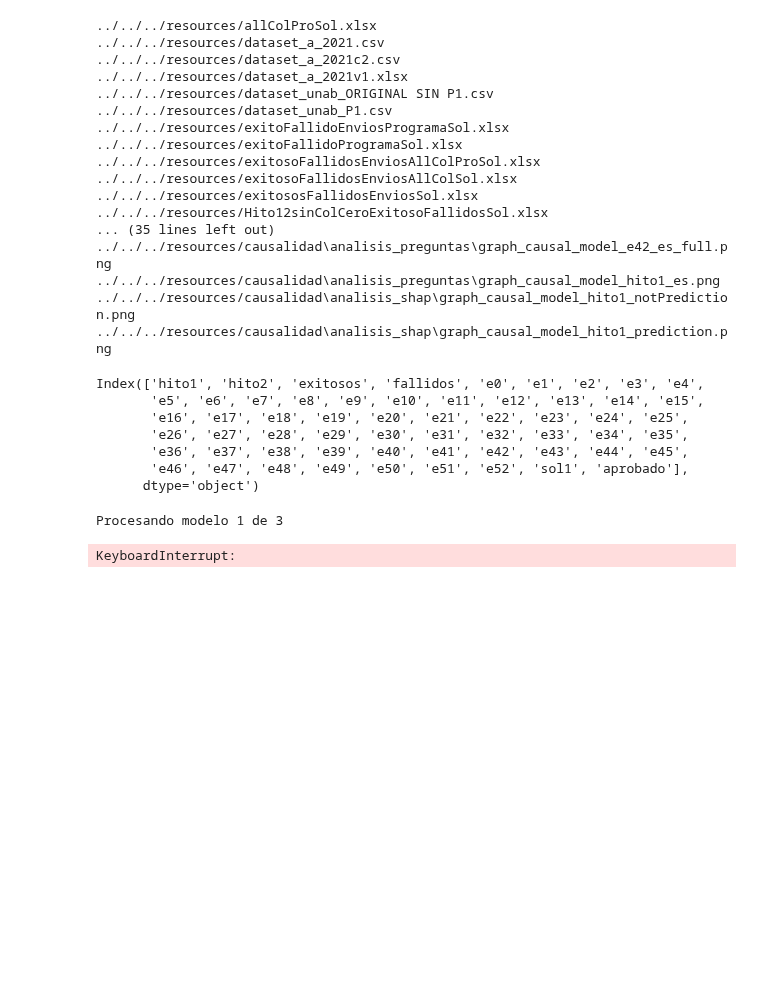
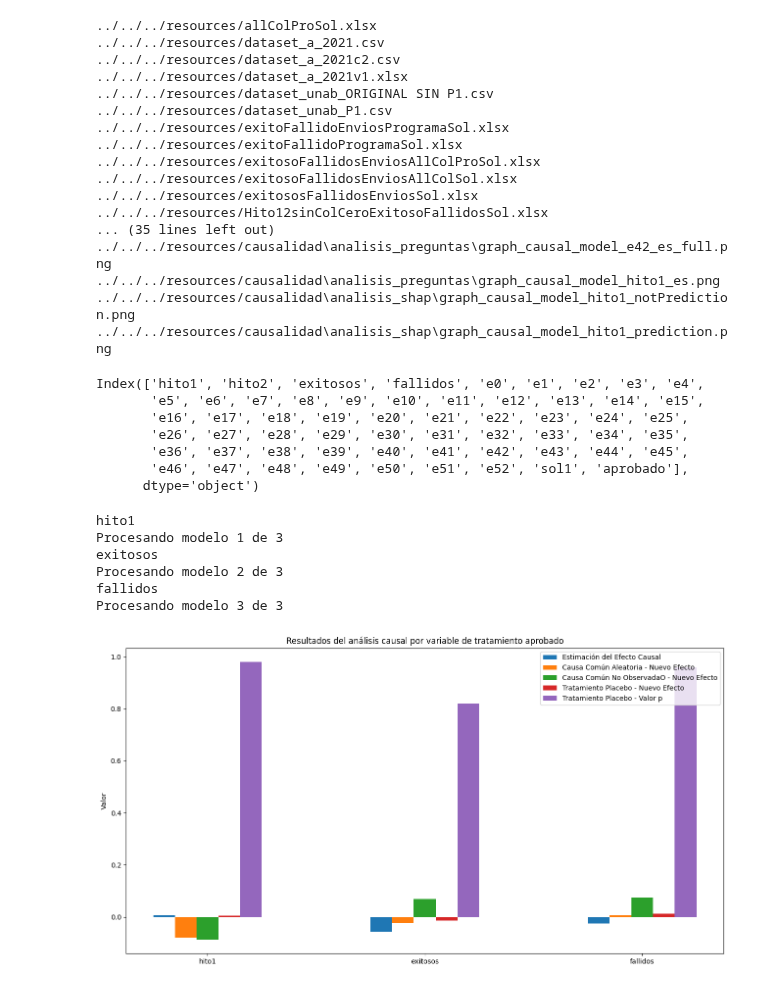
Before and after one commit to tonporaqui/tesis, a Jupyter notebook: jupyter_notebook/notebooks/DowHy/Analisis_todas_preguntas/prueba_notebook2.ipynb, the cells around one changed output. Drawn from its saved outputs; the diff is of its cells as text; code cells hidden in the pictures; blank space fills up the shorter version.

```diff
--- a/jupyter_notebook/notebooks/DowHy/Analisis_todas_preguntas/prueba_notebook2.ipynb
+++ b/jupyter_notebook/notebooks/DowHy/Analisis_todas_preguntas/prueba_notebook2.ipynb
@@ -162,6 +162,7 @@ modelos = [model_hito1, model_exitosos, model_fallidos]
 resultados = []  # Lista para almacenar los resultados de cada modelo
 # %%
 for i, model in enumerate(modelos):
+    print(model._treatment[0])
     print(f"Procesando modelo {i + 1} de {len(modelos)}")
 
     # Paso 2: Identificar el estimando objetivo bajo el modelo
@@ -216,7 +217,7 @@ for i, model in enumerate(modelos):
     # Almacenar los resultados en la lista de resultados
     resultados.append(
         {
-            "modelo": f"modelo_{i + 1}",
+            "modelo": model._treatment[0],
             "Estimación del Efecto Causal": estimate.value,
             "Tipo (Causa Común Aleatoria)": refute1.refutation_type,
             "CCA Efecto Estimado": refute1.estimated_effect,
@@ -232,40 +233,67 @@ for i, model in enumerate(modelos):
         }
     )
 # %% [output]
+hito1
 Procesando modelo 1 de 3
+exitosos
+Procesando modelo 2 de 3
+fallidos
+Procesando modelo 3 de 3
-KeyboardInterrupt:
 # %%
 # Convertir la lista de resultados en un DataFrame de Pandas para una fácil manipulación y visualización
 results_df = pd.DataFrame(resultados)
 # %%
 # Configurar el tamaño del gráfico
-plt.figure(figsize=(15, 10))
+plt.figure(figsize=(13, 7))
 
 # Crear un rango de valores x para cada variable de tratamiento
-x = np.arange(len(results_df["Variable de Tratamiento"]))
+x = np.arange(len(results_df["modelo"]))
 
 # Ancho de las barras
 width = 0.1
 
 # Crear gráficos de barras para cada métrica
 plt.bar(
     x - 2 * width,
     results_df["Estimación del Efecto Causal"],
     width,
     label="Estimación del Efecto Causal",
 )
-plt.bar(x - width, results_df["CCA - Nuevo Efecto"], width, label="CCA - Nuevo Efecto")
-plt.bar(x, results_df["CCNO - Nuevo Efecto"], width, label="CCNO - Nuevo Efecto")
-plt.bar(x + width, results_df["TP - Nuevo Efecto"], width, label="TP - Nuevo Efecto")
+plt.bar(
+    x - width,
+    results_df["CCA - Nuevo Efecto"],
+    width,
+    label="Causa Común Aleatoria - Nuevo Efecto",
+)
+plt.bar(
+    x,
+    results_df["CCNO - Nuevo Efecto"],
+    width,
+    label="Causa Común No Observada - Nuevo Efecto",
+)
+plt.bar(
+    x + width,
+    results_df["TP - Nuevo Efecto"],
+    width,
+    label="Tratamiento Placebo - Nuevo Efecto",
+)
+plt.bar(
+    x + 2 * width,
+    results_df["TP - Valor p"],
+    width,
+    label="Tratamiento Placebo - Valor p",
+)
 
 # Añadir etiquetas, título, leyenda, etc.
 plt.ylabel("Valor")
 plt.title("Resultados del análisis causal por variable de tratamiento aprobado")
-plt.xticks(x, results_df["Variable de Tratamiento"])
+plt.xticks(x, results_df["modelo"])
 plt.legend()
 
 # Mostrar el gráfico
 plt.tight_layout()
 plt.show()
+# %% [output]
+[figure, added]
 # %%
 print(results_df)
```
Also changed, not shown: parts of 1 cell of this notebook, 1 other file.
